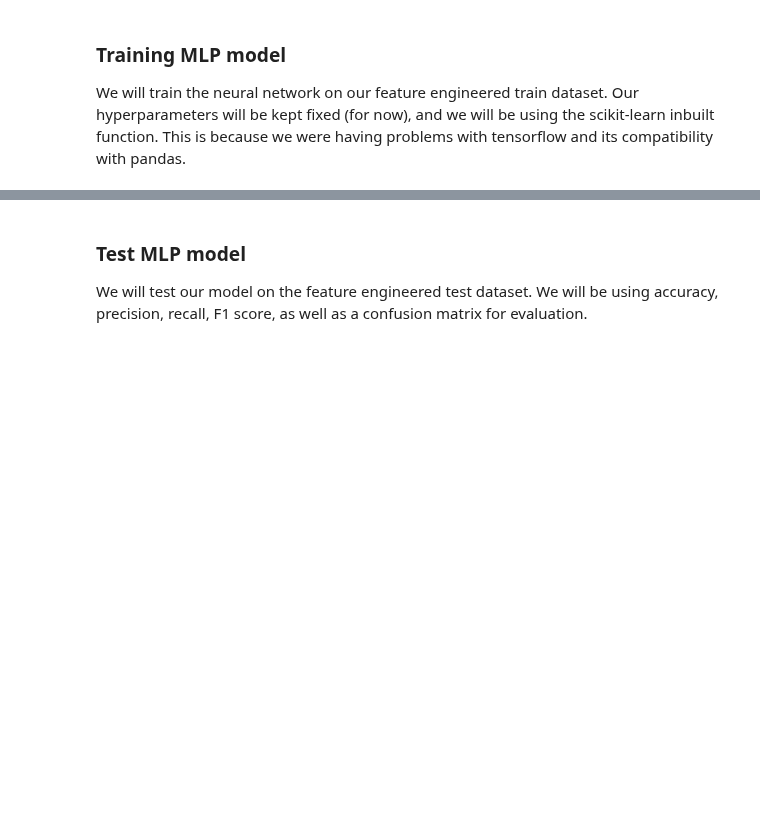
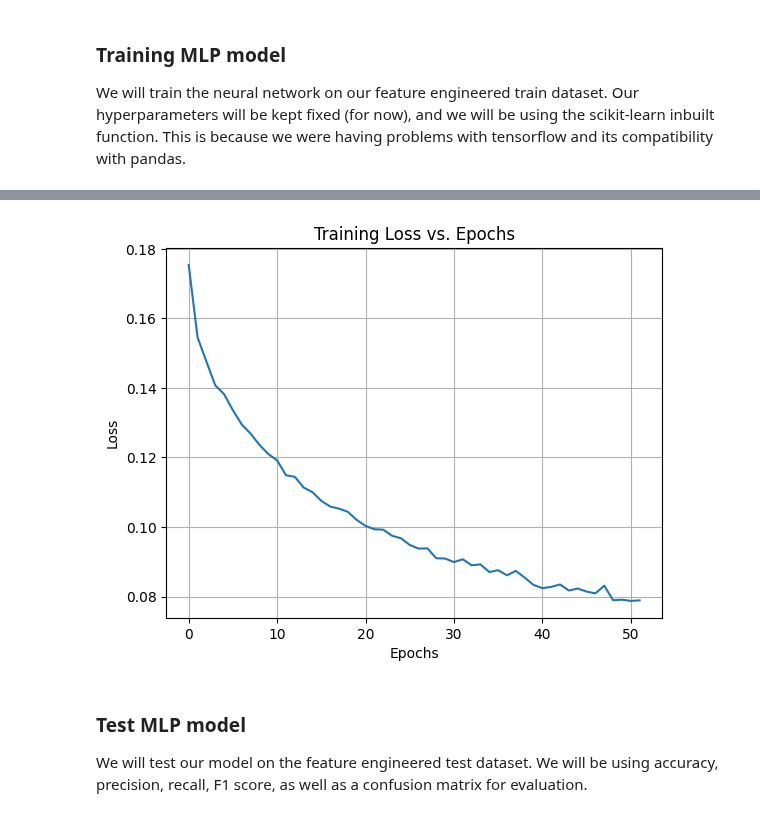
Before and after one commit to bernisschow/CS3244-Fraud-Detection-in-Electricity-and-Gas-Consumption, a Jupyter notebook: NeuralNetworks.ipynb, the cells around one changed output, grey strips where cells are left out. Saved outputs shown, nothing was run; the diff lists cells and outputs as text; code cells hidden in the pictures; blank space fills up the shorter version.

```diff
--- a/NeuralNetworks.ipynb
+++ b/NeuralNetworks.ipynb
@@ -37,0 +46,12 @@ from sklearn.metrics import classification_report, accuracy_score
+# %%
+fold1 = pd.read_csv('finalised_datasets/smote_train_data/fold_1.csv')
+fold2 = pd.read_csv('finalised_datasets/smote_train_data/fold_2.csv')
+fold3 = pd.read_csv('finalised_datasets/smote_train_data/fold_3.csv')
+fold4 = pd.read_csv('finalised_datasets/smote_train_data/fold_4.csv')
+fold5 = pd.read_csv('finalised_datasets/smote_train_data/fold_5.csv')
+
+smote_fold_1 = pd.read_csv('finalised_datasets/smote_train_data/smote_fold_1.csv')
+smote_fold_2 = pd.read_csv('finalised_datasets/smote_train_data/smote_fold_2.csv')
+smote_fold_3 = pd.read_csv('finalised_datasets/smote_train_data/smote_fold_3.csv')
+smote_fold_4 = pd.read_csv('finalised_datasets/smote_train_data/smote_fold_4.csv')
+smote_fold_5 = pd.read_csv('finalised_datasets/smote_train_data/smote_fold_5.csv')
@@ -64,0 +217,25 @@ mlp.fit(X_train, y_train)
+# %%
+# Combine all SMOTEd folds for final training
+X_train_final = pd.concat([fold[0] for fold in smoted_folds], axis=0)
+y_train_final = pd.concat([fold[1] for fold in smoted_folds], axis=0)
+
+# Ensure that X_train_final is a DataFrame with feature names
+X_train_final = pd.DataFrame(X_train_final, columns=folds[0][0].columns)
+
+# Standardize the final training set
+scaler_final = StandardScaler()
+X_train_final_scaled = scaler_final.fit_transform(X_train_final)
+# %%
+mlp = MLPClassifier(
+    hidden_layer_sizes=best_hidden_layer_sizes,
+    activation=activation_function,
+    solver=best_params['solver'],
+    learning_rate_init=learning_rate,
+    max_iter=200,
+    random_state=42,
+    verbose=True,
+    early_stopping=True,  # Enable early stopping for final training
+    validation_fraction=0.1
+)
+# %%
+mlp.fit(X_train_final_scaled, y_train_final)
@@ -65,3 +263,12 @@ mlp.fit(X_train, y_train)
+# %%
+plt.plot(mlp.loss_curve_)
+plt.xlabel('Epochs')
+plt.ylabel('Loss')
+plt.title('Training Loss vs. Epochs')
+plt.grid()
+plt.show()
+# %% [output]
+[figure, added]
 # %% [markdown]
 ### Test MLP model
 
```
Also changed, not shown: parts of 108 cells of this notebook.
